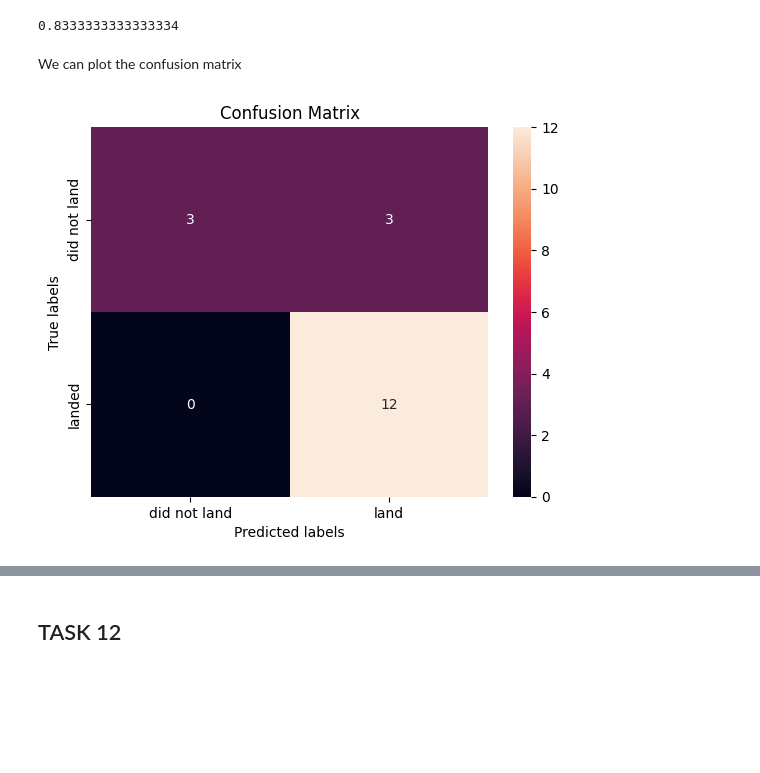
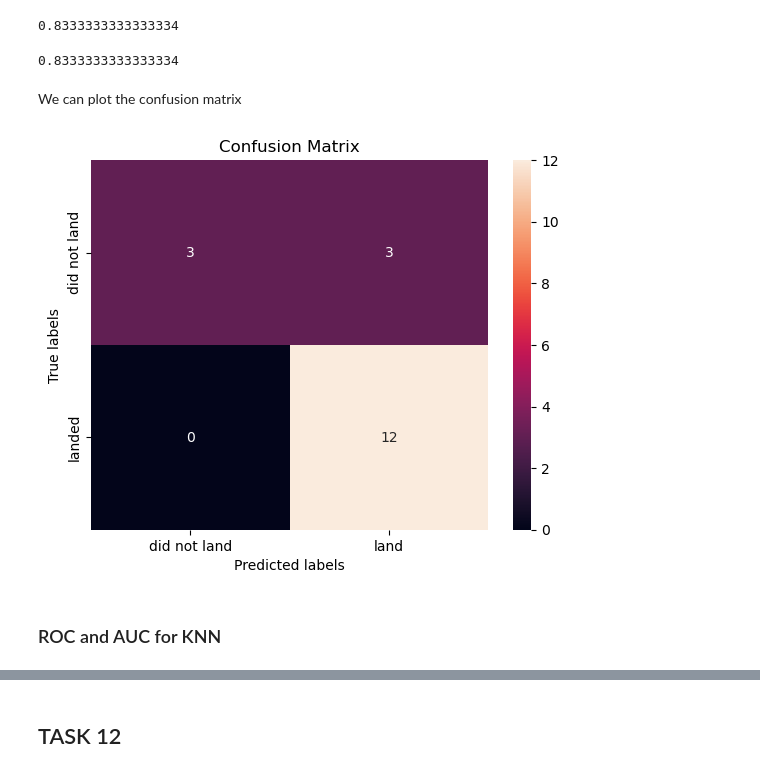
Before and after one commit to tharangachaminda/ibm_data_science_final_report, a Jupyter notebook: 7 SpaceX_Machine_Learning_Prediction_Part_5.jupyterlite.ipynb, the cells around one changed output, grey strips where cells are left out. Saved outputs shown, nothing was run; the diff lists cells and outputs as text; code cells hidden in the pictures; blank space fills up the shorter version.

```diff
--- a/7 SpaceX_Machine_Learning_Prediction_Part_5.jupyterlite.ipynb
+++ b/7 SpaceX_Machine_Learning_Prediction_Part_5.jupyterlite.ipynb
@@ -282,3 +328,3 @@ accuracy_score(Y_test, tree_pred)
 # %%
-tree_cv = GridSearchCV(estimator=tree, param_grid=parameters, cv=10)
+tree_cv = GridSearchCV(estimator=tree, param_grid=parameters_tree, cv=10)
 # %%
@@ -324,13 +392,13 @@ plot_confusion_matrix(Y_test,yhat)
 # %% [markdown]
 Create a k nearest neighbors object then  create a  <code>GridSearchCV</code> object  <code>knn_cv</code> with cv = 10.  Fit the object to find the best parameters from the dictionary <code>parameters</code>.
 # %%
-parameters = {'n_neighbors': [1, 2, 3, 4, 5, 6, 7, 8, 9, 10],
+parameters_knn = {'n_neighbors': [1, 2, 3, 4, 5, 6, 7, 8, 9, 10],
               'algorithm': ['auto', 'ball_tree', 'kd_tree', 'brute'],
               'p': [1,2]}
 
 KNN = KNeighborsClassifier()
 # %%
-knn_cv = GridSearchCV(estimator=KNN, param_grid=parameters, cv=10)
+knn_cv = GridSearchCV(estimator=KNN, param_grid=parameters_knn, cv=10)
 knn_cv.fit(X_train, Y_train)
 # %% [output]
 GridSearchCV(cv=10, estimator=KNeighborsClassifier(),
@@ -351,10 +419,18 @@ Calculate the accuracy of knn_cv on the test data using the method <code>score</
 knn_cv.score(X_test, Y_test)
 # %% [output]
 0.8333333333333334
+# %%
+knn_b = KNeighborsClassifier(n_neighbors=10, p=1, algorithm='auto')
+knn_b.fit(X_train, Y_train)
+knn_b.score(X_test, Y_test)
+# %% [output]
+0.8333333333333334
 # %% [markdown]
 We can plot the confusion matrix
 # %%
-yhat = knn_cv.predict(X_test)
-plot_confusion_matrix(Y_test,yhat)
+yhat_knn = knn_b.predict(X_test)
+plot_confusion_matrix(Y_test, yhat_knn)
 # %% [output]
-[figure, old version]
+[figure, new version]
+# %% [markdown]
+### ROC and AUC for KNN
```
Also changed, not shown: parts of 30 cells of this notebook.
